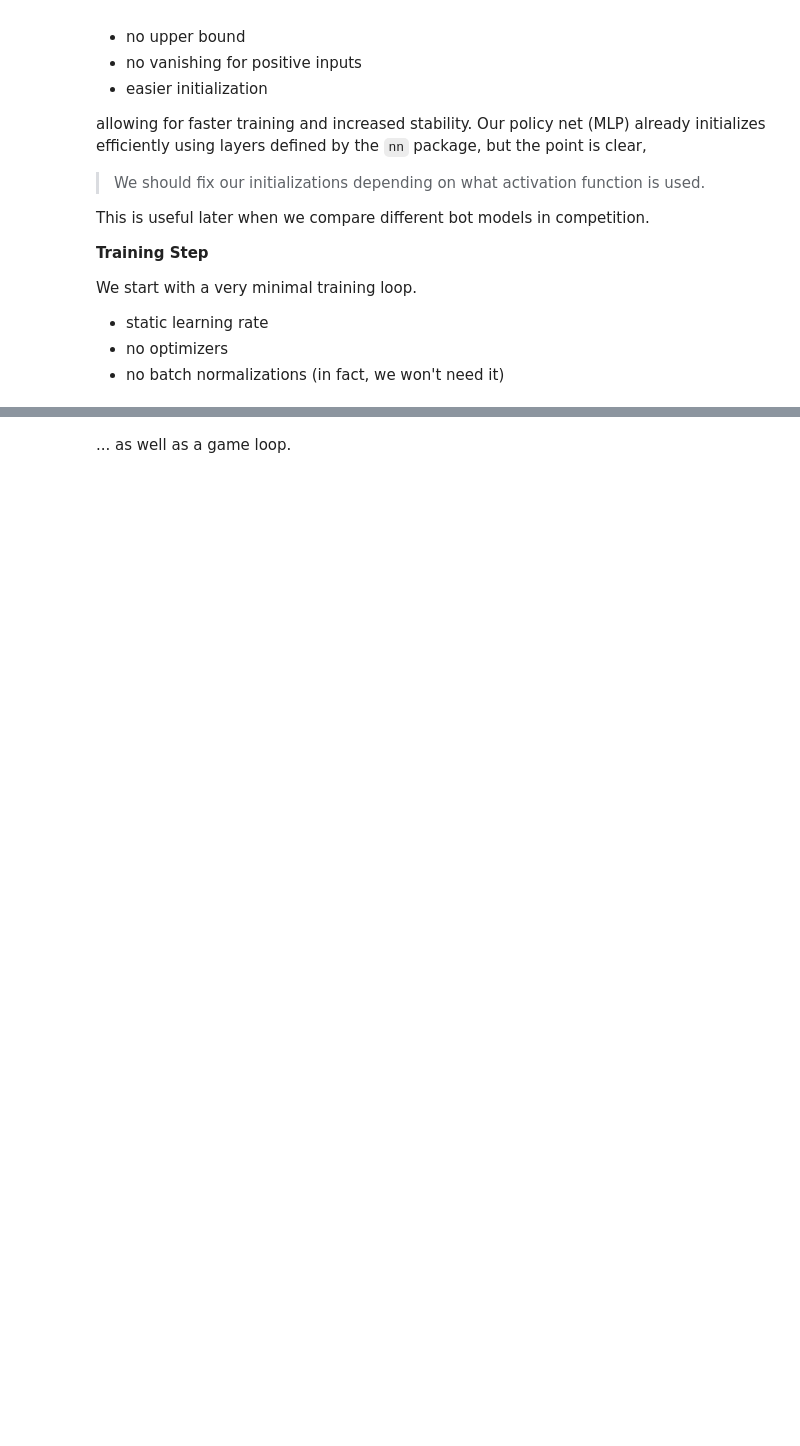
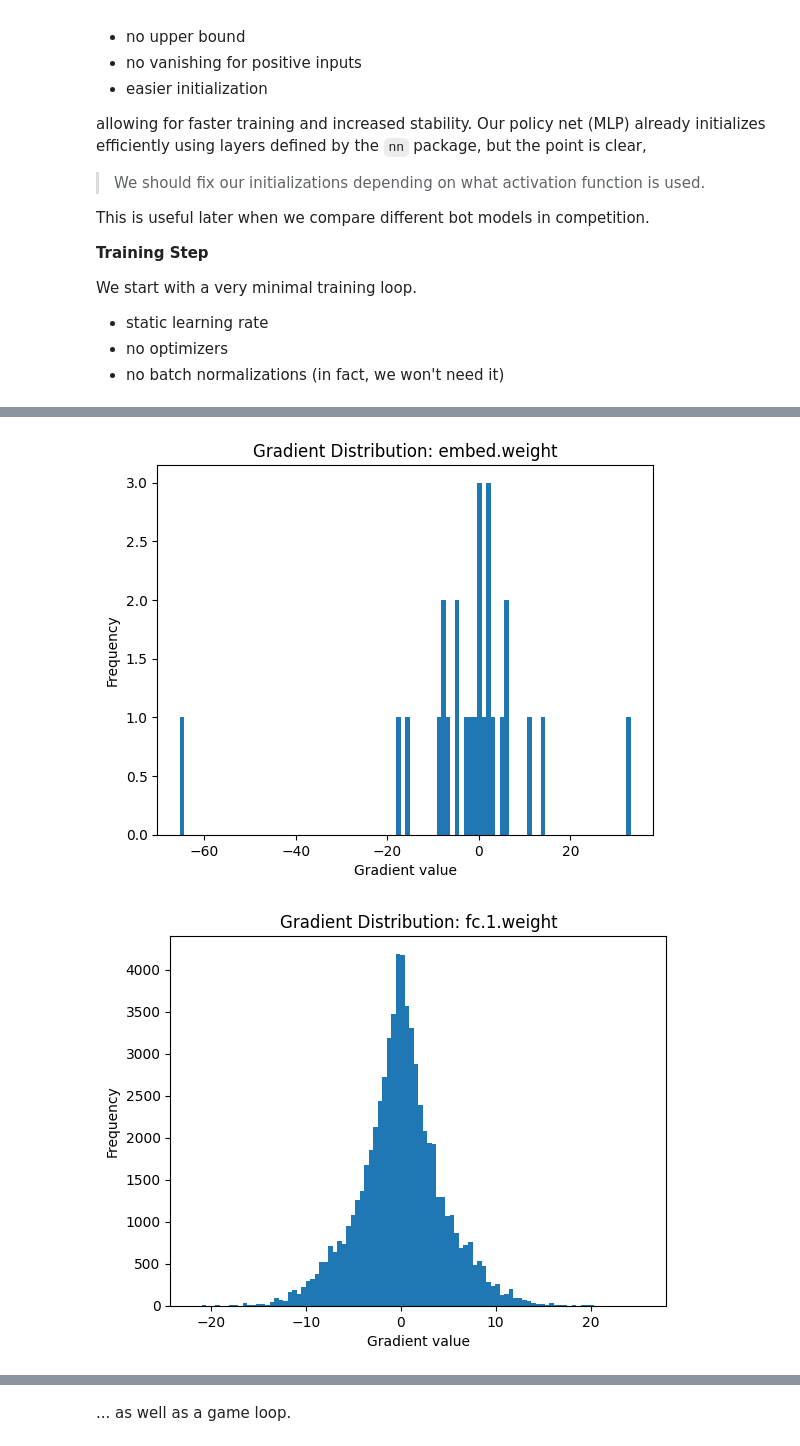
Before and after one commit to ryuFromCaillou/makemorechessmoves, a Jupyter notebook: notebooks/exploration.ipynb, the cells around one changed output, grey strips where cells are left out. Drawn from its saved outputs; the diff is of its cells as text; code cells hidden in the pictures; blank space fills up the shorter version.

```diff
--- a/notebooks/exploration.ipynb
+++ b/notebooks/exploration.ipynb
@@ -431,0 +567,13 @@ with torch.no_grad():
+# %%
+
+for name, param in mlp.named_parameters():
+    if param.grad is not None:
+        grads = param.grad.detach().cpu().flatten().numpy()
+        plt.hist(grads, bins=100)
+        plt.title(f"Gradient Distribution: {name}")
+        plt.xlabel("Gradient value")
+        plt.ylabel("Frequency")
+        plt.show()
+# %% [output]
+[figure, added]
+[figure, added]
```
Also changed, not shown: parts of 19 cells of this notebook, 1 other file.
